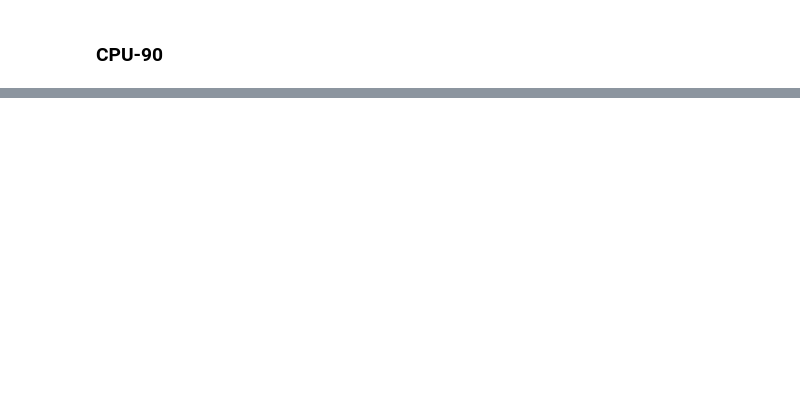
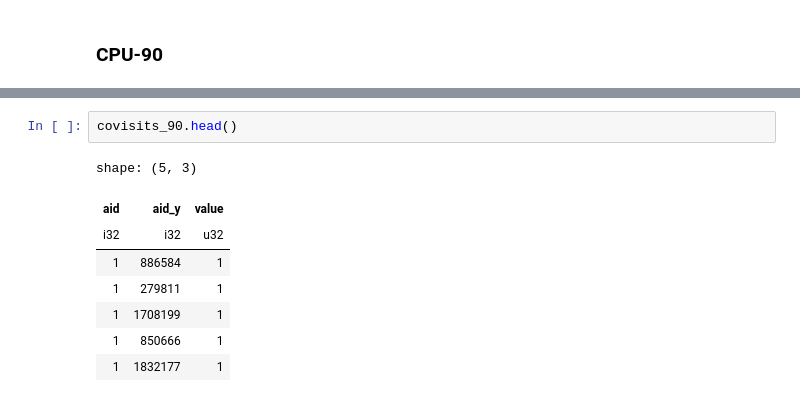
Before and after one commit to seanv507/Kaggle-OTTO-Comp, a Jupyter notebook: covisitations.ipynb, the cells around one changed output, grey strips where cells are left out. Drawn from its saved outputs; the diff is of its cells as text; blank space fills up the shorter version.

```diff
--- a/covisitations.ipynb
+++ b/covisitations.ipynb
@@ -53 +72,12 @@ Wall time: 97.3 ms
+# %%
+covisits_90.head()
+# %% [output]
+shape: (5, 3)
+| aid | aid_y | value |
+| i32 | i32 | u32 |
+| 1 | 886584 | 1 |
+| 1 | 279811 | 1 |
+| 1 | 1708199 | 1 |
+| 1 | 850666 | 1 |
+| 1 | 1832177 | 1 |
 # %%
```
Also changed, not shown: parts of 11 cells of this notebook, 8 other files.
